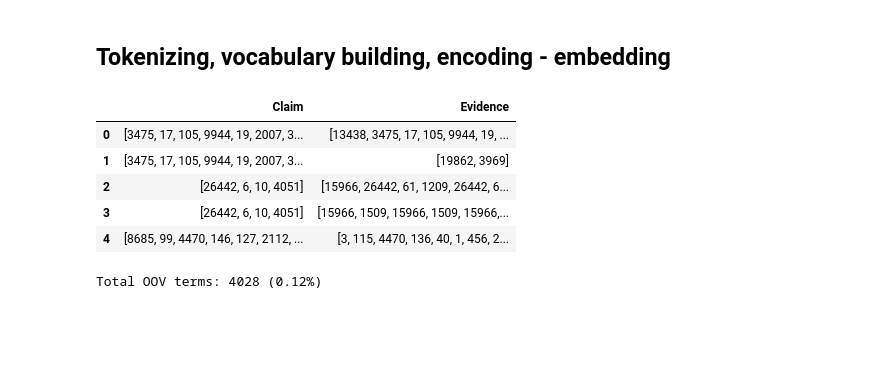
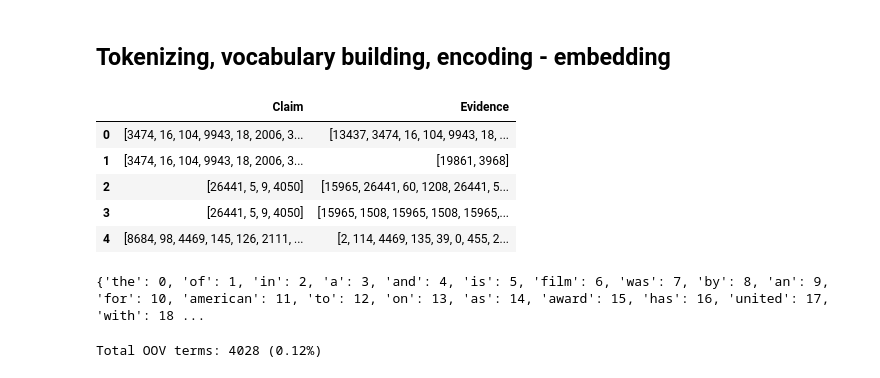
Before and after one commit to lucacontalbo/NLPAssignment2, a Jupyter notebook: Assignment_2.ipynb, the cells around one changed output. Saved outputs shown, nothing was run; the diff lists cells and outputs as text; code cells hidden in the pictures; blank space fills up the shorter version.

```diff
--- a/Assignment_2.ipynb
+++ b/Assignment_2.ipynb
@@ -395,33 +395,37 @@ xtrain_df.head()
 # %%
 ## tokenizing
 import tensorflow as tf
 from tensorflow.keras.preprocessing.text import Tokenizer
 # 1st - sentence to words
 from tensorflow.keras.preprocessing.text import text_to_word_sequence
 
 T = Tokenizer()
 
 T.fit_on_texts(pd.concat([xtrain_df['Claim'],xtrain_df['Evidence']]))
+T.word_index = {k:v-1 for k,v in T.word_index.items()}
+T.index_word = {k-1:v for k,v in T.index_word.items()}
 word_index = T.word_index
-word_index = {k:v-1 for k,v in word_index.items()} #v-1
 index_word = T.index_word
-index_word = {k-1:v for k,v in index_word.items()} #k-1
 word_count = dict(T.word_counts)
 word_listing = sorted([*word_count.keys()])
 
 xtrain_df['Claim'] = T.texts_to_sequences(xtrain_df['Claim'])
 xtrain_df['Evidence'] = T.texts_to_sequences(xtrain_df['Evidence'])
 xtest_df['Claim'] = T.texts_to_sequences(xtest_df['Claim'])
 xtest_df['Evidence'] = T.texts_to_sequences(xtest_df['Evidence'])
 xval_df['Claim'] = T.texts_to_sequences(xval_df['Claim'])
 xval_df['Evidence'] = T.texts_to_sequences(xval_df['Evidence'])
 
 xtest_df.head()
 # %% [output]
 |  | Claim | Evidence |
-| 0 | [3475, 17, 105, 9944, 19, 2007, 3... | [13438, 3475, 17, 105, 9944, 19, ... |
-| 1 | [3475, 17, 105, 9944, 19, 2007, 3... | [19862, 3969] |
-| 2 | [26442, 6, 10, 4051] | [15966, 26442, 61, 1209, 26442, 6... |
-| 3 | [26442, 6, 10, 4051] | [15966, 1509, 15966, 1509, 15966,... |
-| 4 | [8685, 99, 4470, 146, 127, 2112, ... | [3, 115, 4470, 136, 40, 1, 456, 2... |
+| 0 | [3474, 16, 104, 9943, 18, 2006, 3... | [13437, 3474, 16, 104, 9943, 18, ... |
+| 1 | [3474, 16, 104, 9943, 18, 2006, 3... | [19861, 3968] |
+| 2 | [26441, 5, 9, 4050] | [15965, 26441, 60, 1208, 26441, 5... |
+| 3 | [26441, 5, 9, 4050] | [15965, 1508, 15965, 1508, 15965,... |
+| 4 | [8684, 98, 4469, 145, 126, 2111, ... | [2, 114, 4469, 135, 39, 0, 455, 2... |
+# %%
+print(word_index)
+# %% [output]
+{'the': 0, 'of': 1, 'in': 2, 'a': 3, 'and': 4, 'is': 5, 'film': 6, 'was': 7, 'by': 8, 'an': 9, 'for': 10, 'american': 11, 'to': 12, 'on': 13, 'as': 14, 'award': 15, 'has': 16, 'united': 17, 'with': 18 ...
 # %%
```
Also changed, not shown: parts of 8 cells of this notebook.
